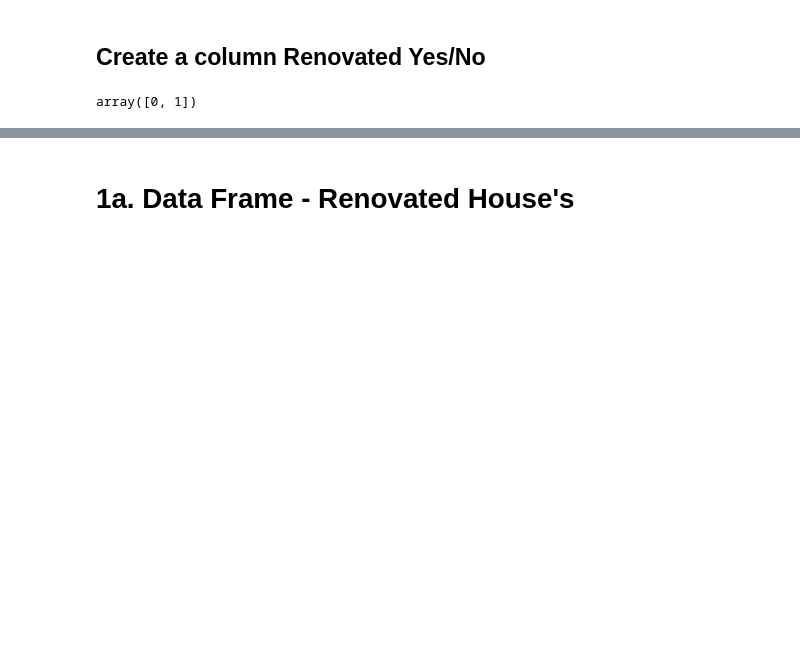
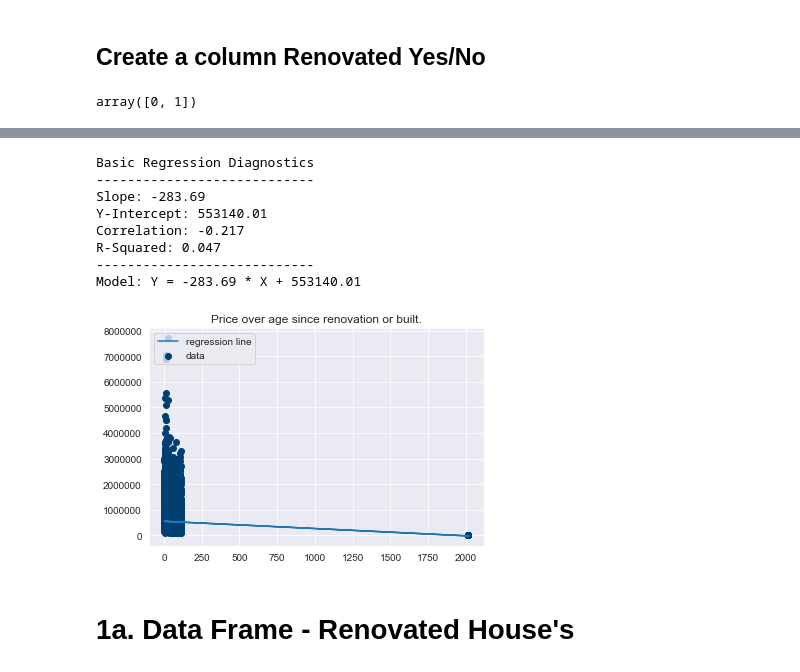
Before and after one commit to BanjiAjayi/Project1, a Jupyter notebook: Matt/Work Book 2.ipynb, the cells around one changed output, grey strips where cells are left out. Cells and saved outputs as stored; diff of their text form; code cells hidden in the pictures; blank space fills up the shorter version.

```diff
--- a/Matt/Work Book 2.ipynb
+++ b/Matt/Work Book 2.ipynb
@@ -66,7 +66,7 @@ def correlation(var1, var2): # Calculates the "r" value.
         var1_squared = [i * i for i in mean_norm_var1]
         var2_squared = [i * i for i in mean_norm_var2]
 
-        return round(var1_dot_var2 / math.sqrt(sum(var1_squared) * sum(var2_squared)), 2)
+        return round(var1_dot_var2 / math.sqrt(sum(var1_squared) * sum(var2_squared)), 3)
 # %% [markdown]
 ## Add Regrestion Line Calculator
 # %%
@@ -180,3 +238,15 @@ array([0, 1])
+# %%
+reg_basic_and_plot(df['age_since_ren'], df['price'], "Price over age since renovation or built.")
+# %% [output]
+Basic Regression Diagnostics
+----------------------------
+Slope: -283.69
+Y-Intercept: 553140.01
+Correlation: -0.217
+R-Squared: 0.047
+----------------------------
+Model: Y = -283.69 * X + 553140.01
+[figure, added]
 # %% [markdown]
 # 1a. Data Frame - Renovated House's
 # %% [markdown]
```
Also changed, not shown: parts of 24 cells of this notebook.
